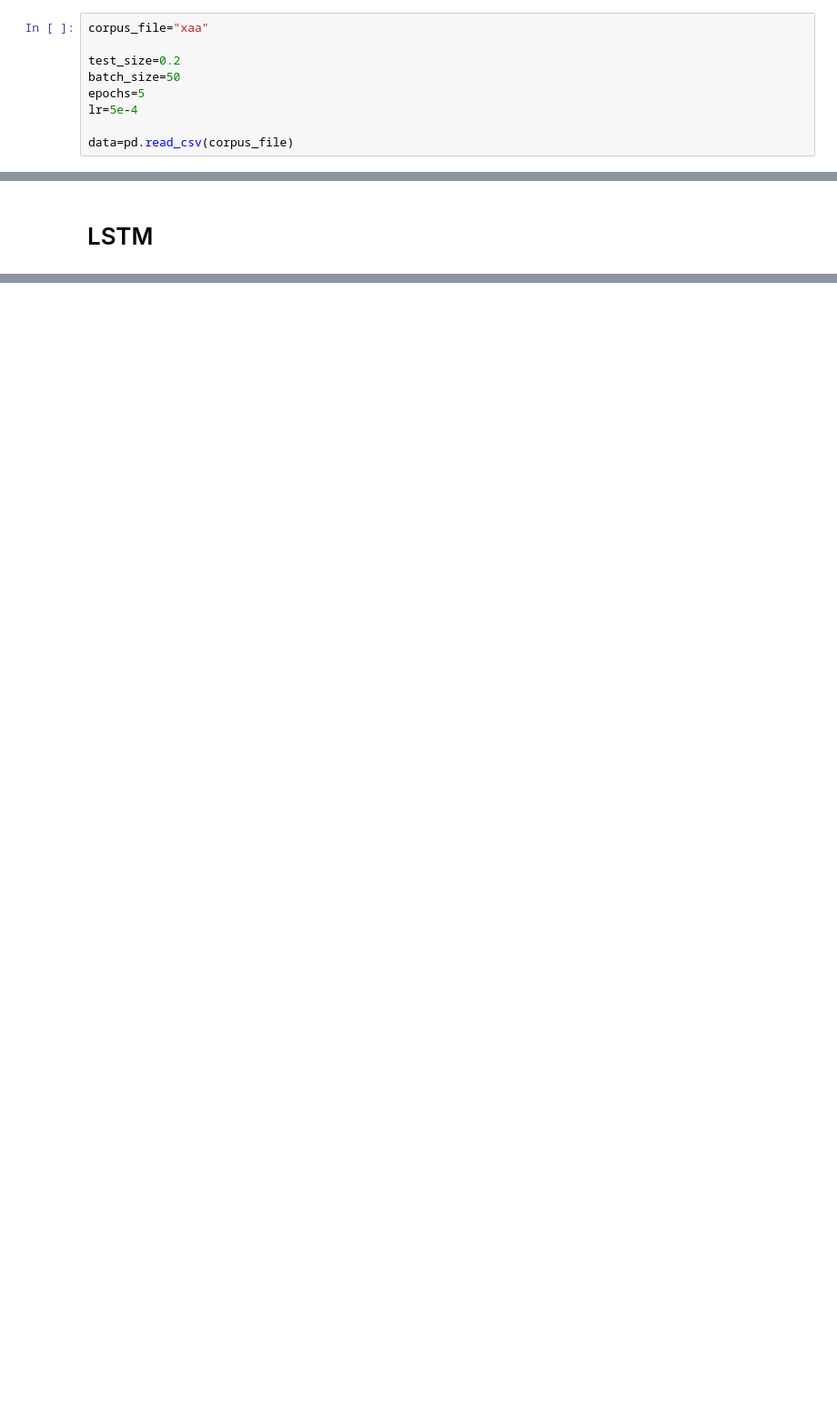
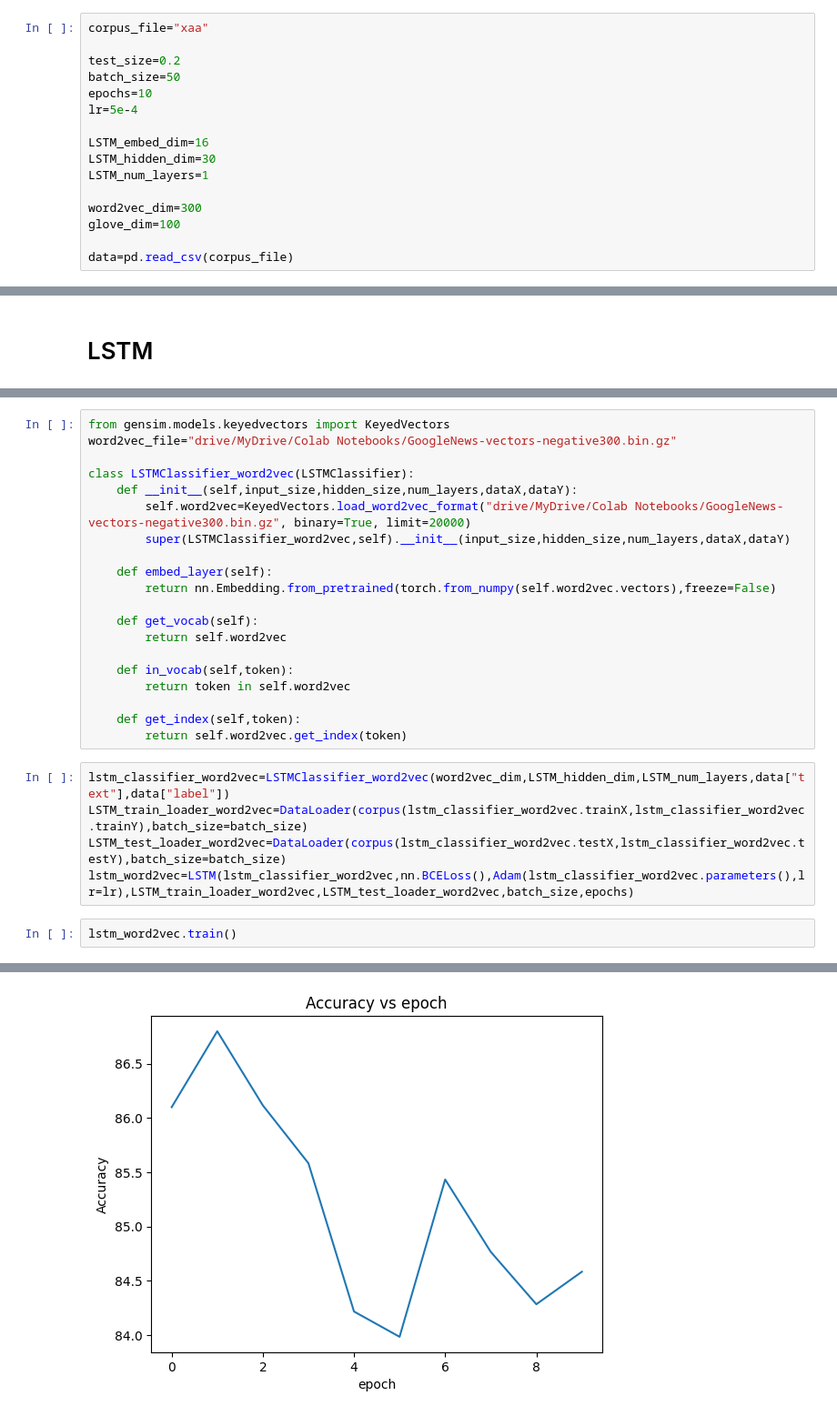
Before and after one commit to nwon24/nlp, a Jupyter notebook: W8/models.ipynb, the cells around one changed output, grey strips where cells are left out. Shown: that part at 91% size. Cells and saved outputs as stored; diff of their text form; blank space fills up the shorter version.

Commit message:
Created using Colab - progress

```diff
--- a/W8/models.ipynb
+++ b/W8/models.ipynb
@@ -31,9 +32,16 @@ corpus_file="xaa"
 
 test_size=0.2
 batch_size=50
-epochs=5
+epochs=10
 lr=5e-4
 
+LSTM_embed_dim=16
+LSTM_hidden_dim=30
+LSTM_num_layers=1
+
+word2vec_dim=300
+glove_dim=100
+
 data=pd.read_csv(corpus_file)
 # %% [markdown]
 # Baseline classifiers
@@ -245,0 +366,28 @@ F1 score = 0.7758433079434167
+# %%
+from gensim.models.keyedvectors import KeyedVectors
+word2vec_file="drive/MyDrive/Colab Notebooks/GoogleNews-vectors-negative300.bin.gz"
+
+class LSTMClassifier_word2vec(LSTMClassifier):
+    def __init__(self,input_size,hidden_size,num_layers,dataX,dataY):
+        self.word2vec=KeyedVectors.load_word2vec_format("drive/MyDrive/Colab Notebooks/GoogleNews-vectors-negative300.bin.gz", binary=True, limit=20000)
+        super(LSTMClassifier_word2vec,self).__init__(input_size,hidden_size,num_layers,dataX,dataY)
+
+    def embed_layer(self):
+        return nn.Embedding.from_pretrained(torch.from_numpy(self.word2vec.vectors),freeze=False)
+
+    def get_vocab(self):
+        return self.word2vec
+
+    def in_vocab(self,token):
+        return token in self.word2vec
+
+    def get_index(self,token):
+        return self.word2vec.get_index(token)
+# %%
+lstm_classifier_word2vec=LSTMClassifier_word2vec(word2vec_dim,LSTM_hidden_dim,LSTM_num_layers,data["text"],data["label"])
+LSTM_train_loader_word2vec=DataLoader(corpus(lstm_classifier_word2vec.trainX,lstm_classifier_word2vec.trainY),batch_size=batch_size)
+LSTM_test_loader_word2vec=DataLoader(corpus(lstm_classifier_word2vec.testX,lstm_classifier_word2vec.testY),batch_size=batch_size)
+lstm_word2vec=LSTM(lstm_classifier_word2vec,nn.BCELoss(),Adam(lstm_classifier_word2vec.parameters(),lr=lr),LSTM_train_loader_word2vec,LSTM_test_loader_word2vec,batch_size,epochs)
+# %%
+lstm_word2vec.train()
+# %% [output]
@@ -245,0 +411 @@ F1 score = 0.7758433079434167
+[figure, added]
```
Also changed, not shown: parts of 13 cells of this notebook.
